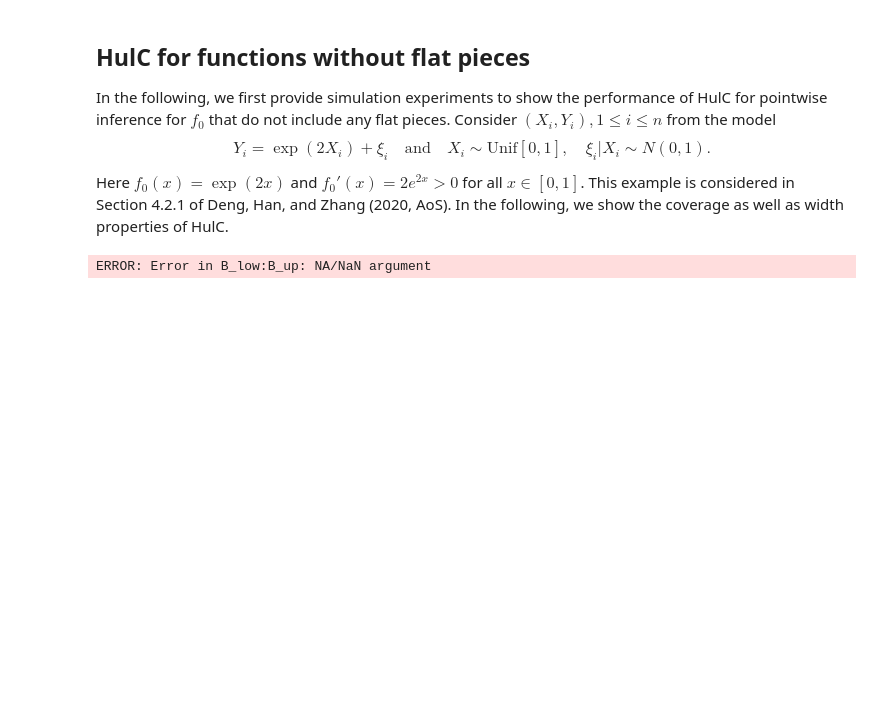
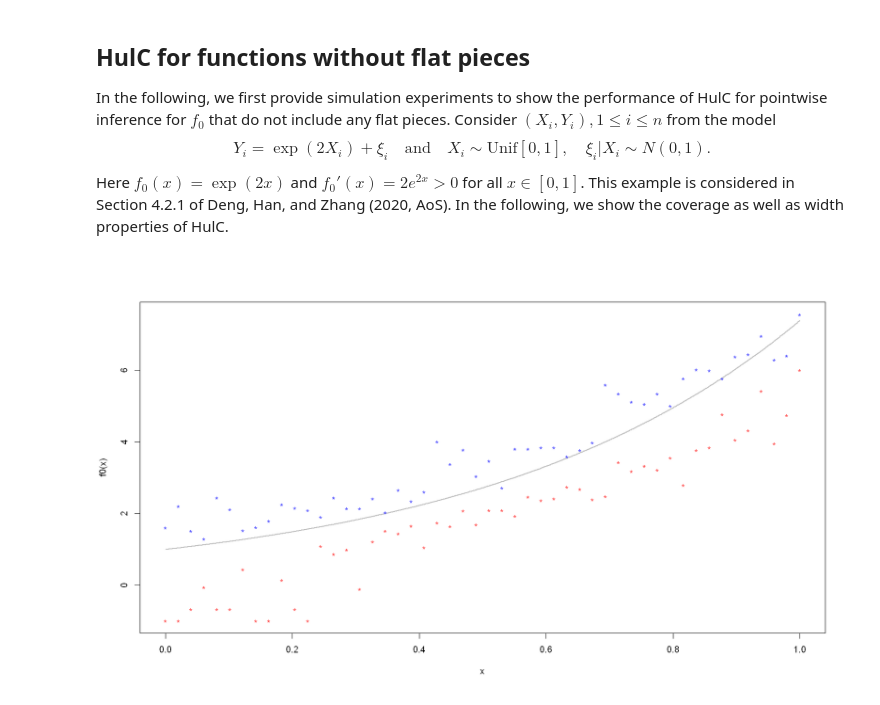
Before and after one commit to Arun-Kuchibhotla/HulC, a Jupyter notebook: R/HulC for Shape Constrained Regression.ipynb, the cells around one changed output. Saved outputs shown, nothing was run; the diff lists cells and outputs as text; code cells hidden in the pictures; blank space fills up the shorter version.

```diff
--- a/R/HulC for Shape Constrained Regression.ipynb
+++ b/R/HulC for Shape Constrained Regression.ipynb
@@ -103,29 +103,35 @@ Here $f_0(x) = \exp(2x)$ and $f_0'(x) = 2e^{2x} > 0$ for all $x\in[0, 1]$. This
 # %%
 ### HulC.R contains all the functions to the HulC procedure.
 source("HulC.R")
 
 ### loading necessary packages plotting.
+# library("ggplot2")
 library("repr")
 
 ## One replication
 set.seed(100)
 alpha <- 0.05
 x_grid <- seq(0, 1, length = 50)
 x_seq <- sort(runif(100))
 f0 <- function(x){ exp(2*x) }
 y_seq <- f0(x_seq) + rnorm(100)
 estimate <- function(dat){
   tmp <- isoreg(dat[,1], dat[,2])
   approx(sort(tmp$x), tmp$yf, xout = x_grid, method="constant", rule = 2)$y
 }
+## We take alpha to be 0.05*length(x_grid) so that the confidence intervals
+## constructed are non-simultaneous. This means that the coverage at each
+## point is supposed to be 0.05 individually. The joint coverage is not
+## controlled.
 tmp <- HulC(cbind(x_seq, y_seq), estimate, alpha = alpha*length(x_grid),
             Delta = 0, dim = length(x_grid))$CI
-plot(seq(0, 1, len = 1000), f0(seq(0, 1, len = 1000)), type = 'l',
-     ylim = c(min(tmp[,1],1), max(tmp[,2], exp(2))), xlab = "x", ylab = "f0(x)")
+
+plot(seq(0, 1, len = 1000), f0(seq(0, 1, len = 1000)), type = 'l', col = "gray",
+     ylim = c(min(tmp[,1],1), max(tmp[,2], exp(2))), xlab = "x", ylab = "f0(x)", lwd = 2)
 points(x_grid, tmp[,1], col = "red", pch = "*")
 points(x_grid, tmp[,2], col = "blue", pch = "*")
 # %% [output]
-ERROR: Error in B_low:B_up: NA/NaN argument
+[figure, added]
 # %%
 ## Initiating matrices and vectors
 ## x_grid is the x^* values
```
Also changed, not shown: parts of 9 cells of this notebook, 1 other file.
